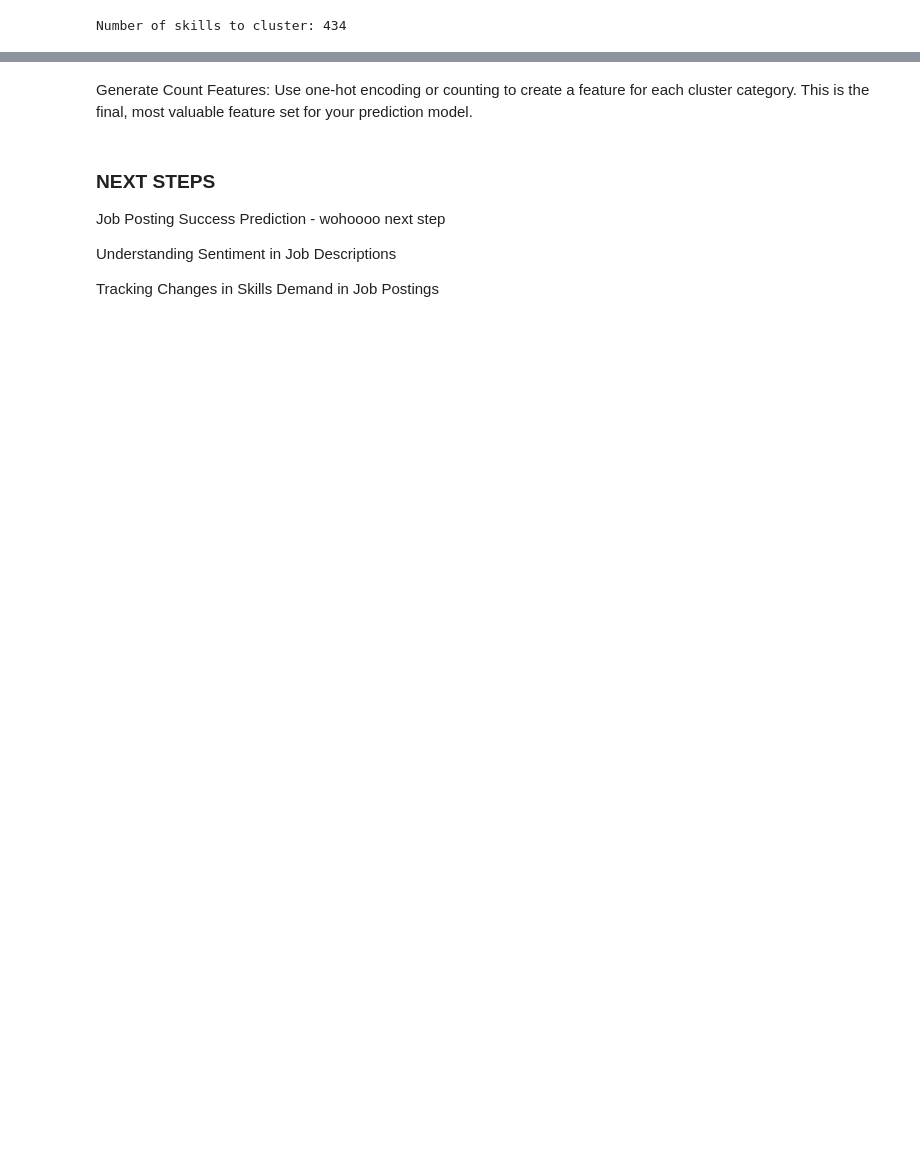
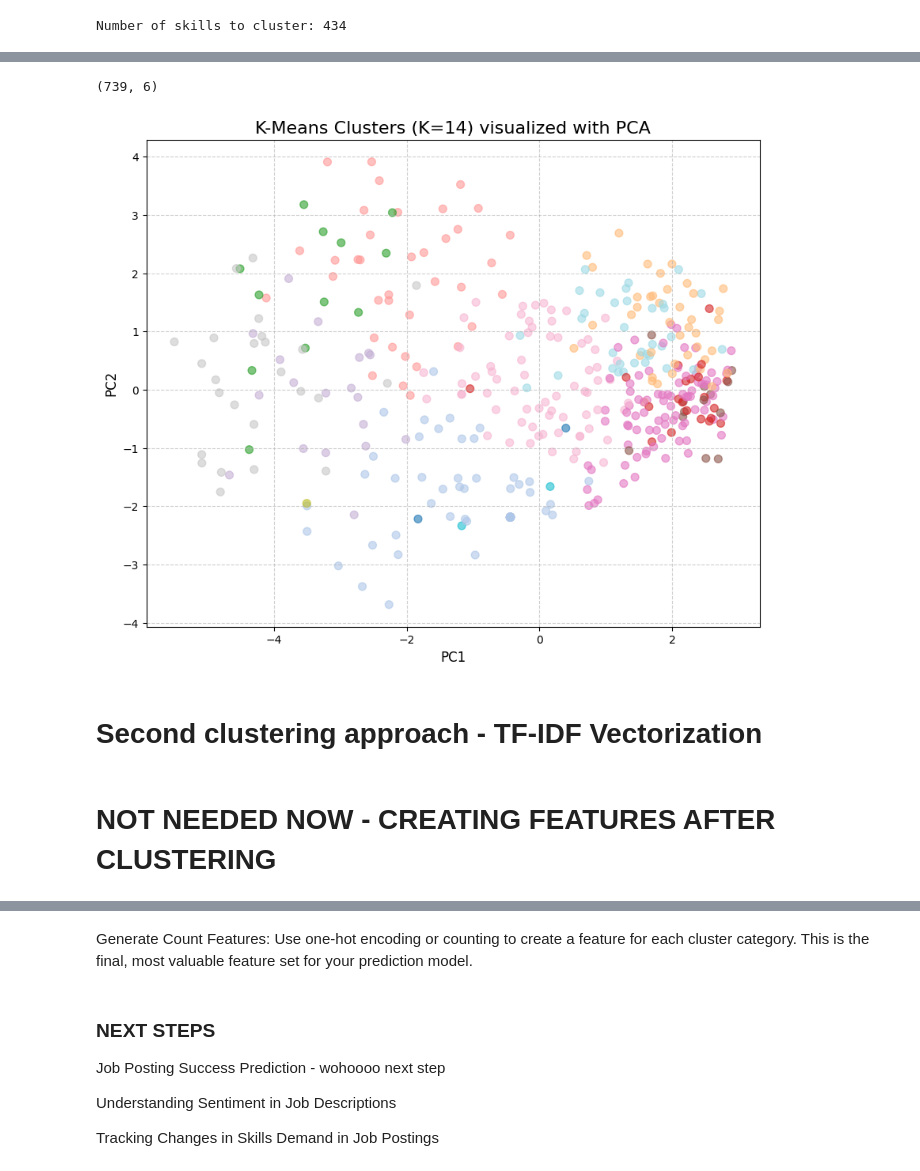
Before and after one commit to juliabarsow/NLP_Job_Postings, a Jupyter notebook: skill_extraction_clustering.ipynb, the cells around one changed output, grey strips where cells are left out. Cells and saved outputs as stored; diff of their text form; code cells hidden in the pictures; blank space fills up the shorter version.

```diff
--- a/skill_extraction_clustering.ipynb
+++ b/skill_extraction_clustering.ipynb
@@ -453,0 +538,53 @@ df['skill_cluster_ids'] = df['extracted_skills'].apply(map_skills_to_clusters)
+# %%
+df_clustered.shape
+# %% [output]
+(739, 6)
+# %%
+from sklearn.decomposition import PCA
+import pandas as pd
+
+# Reduce the 300-dimensional vectors to 2 dimensions
+pca = PCA(n_components=2, random_state=42)
+skill_vectors_2d = pca.fit_transform(skill_vectors)
+
+# Create a DataFrame for easy plotting
+pca_df = pd.DataFrame(skill_vectors_2d, columns=['PC1', 'PC2'])
+# Add the cluster labels to the DataFrame
+pca_df['Cluster'] = cluster_labels
+# %%
+import matplotlib.pyplot as plt
+
+# Assuming you used PCA and the DataFrame is called pca_df
+df_to_plot = pca_df # or tsne_df
+
+plt.figure(figsize=(10, 8))
+scatter = plt.scatter(
+    df_to_plot.iloc[:, 0], # x-axis: PC1 or tSNE-1
+    df_to_plot.iloc[:, 1], # y-axis: PC2 or tSNE-2
+    c=df_to_plot['Cluster'], # Color points by cluster label
+    cmap='tab20', # Choose a color map with many distinct colors (K=14)
+    s=50, # Marker size
+    alpha=0.6 # Transparency
+)
+
+# Add title and labels based on the reduction method used
+plt.title(f'K-Means Clusters (K={K}) visualized with PCA', fontsize=16)
+plt.xlabel(df_to_plot.columns[0], fontsize=12)
+plt.ylabel(df_to_plot.columns[1], fontsize=12)
+
+# Add a legend
+legend1 = plt.legend(*scatter.legend_elements(),
+                    title="Cluster ID",
+                    loc="lower right",
+                    bbox_to_anchor=(1.25, 0))
+plt.gca().add_artist(legend1)
+
+plt.grid(True, linestyle='--', alpha=0.6)
+plt.show()
+#
+# %% [output]
+[figure, added]
+# %% [markdown]
+# Second clustering approach - TF-IDF Vectorization
+# %% [markdown]
+# NOT NEEDED NOW - CREATING FEATURES AFTER CLUSTERING
```
Also changed, not shown: parts of 30 cells of this notebook.
